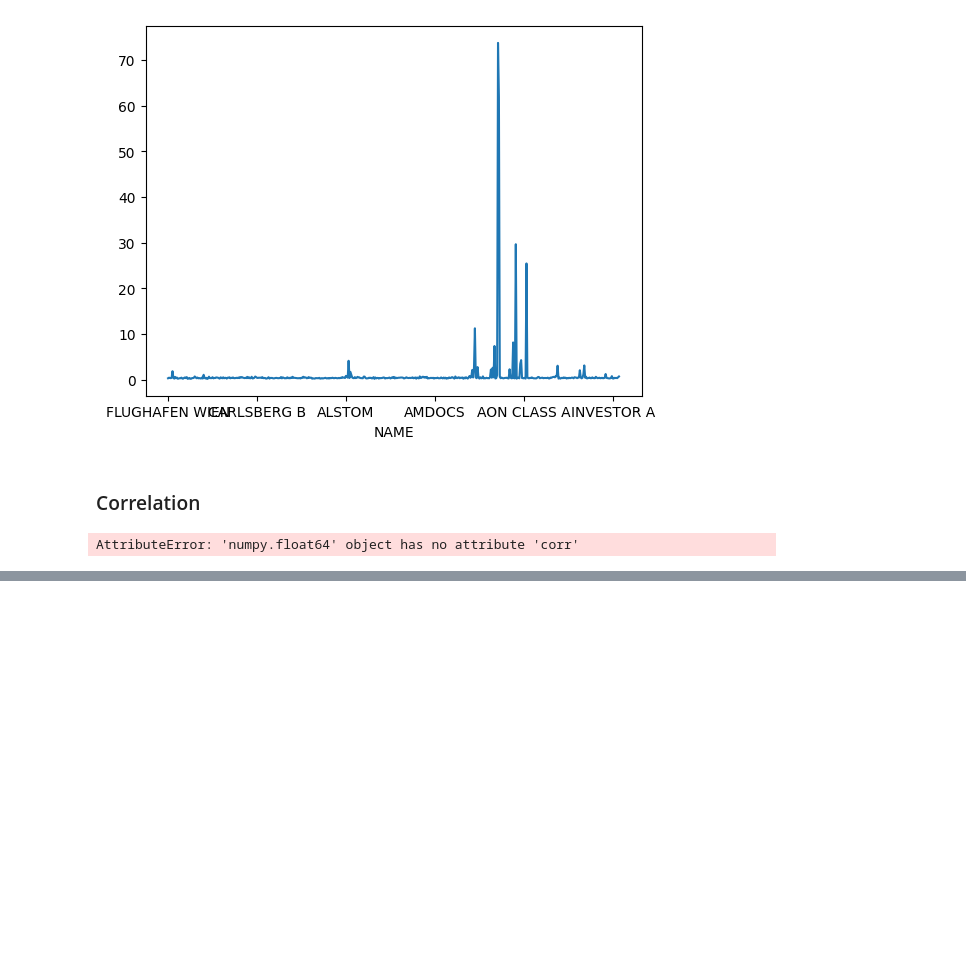
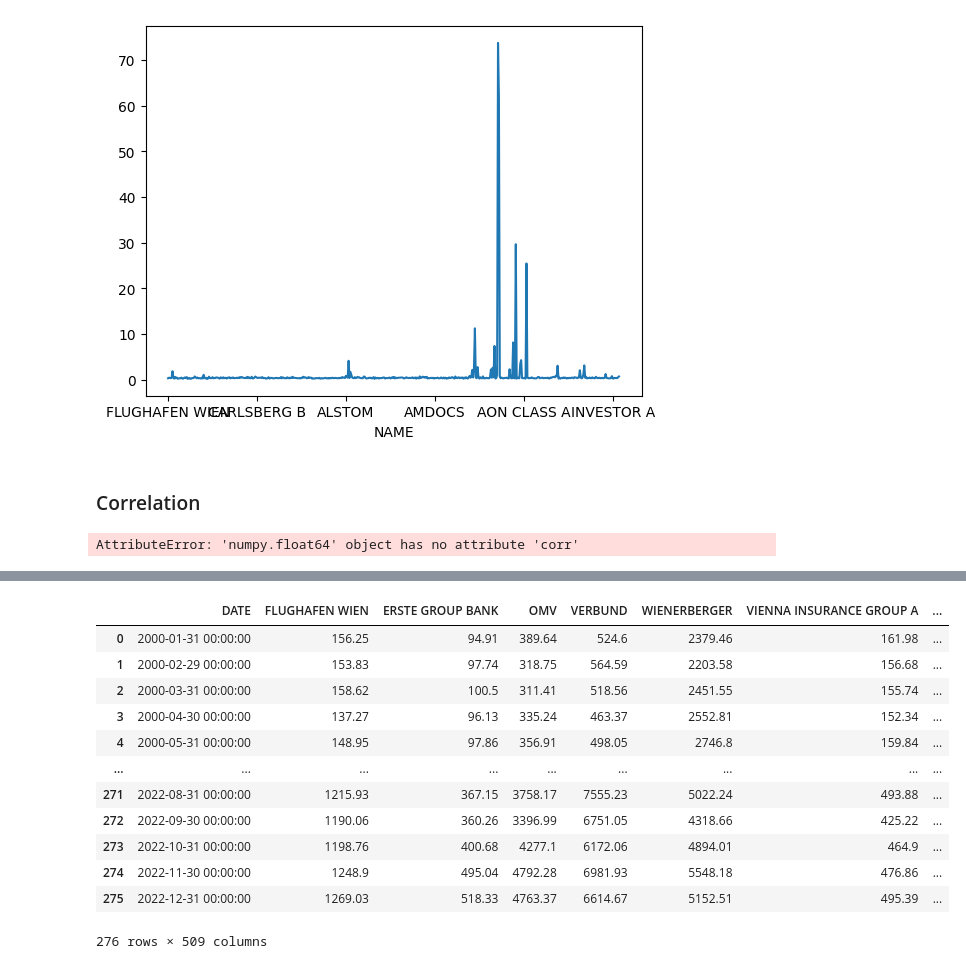
Before and after one commit to GiammarcoBozzelli/SEF, a Jupyter notebook: main.ipynb, the cells around one changed output, grey strips where cells are left out. Saved outputs shown, nothing was run; the diff lists cells and outputs as text; code cells hidden in the pictures; blank space fills up the shorter version.

```diff
--- a/main.ipynb
+++ b/main.ipynb
@@ -158,0 +182,31 @@ AttributeError: 'numpy.float64' object has no attribute 'corr'
+# %%
+
+df_transposed = df_EUR_M_RI.transpose().reset_index()
+
+# Set the column names to be the values from the second row
+df_transposed.columns = df_transposed.iloc[0]
+
+# Drop the second row which now contains the original column names
+df_transposed = df_transposed.drop(0)
+
+# Reset the index
+df_transposed = df_transposed.reset_index(drop=True)
+
+
+df_transposed = df_transposed.rename(columns={'NAME': 'DATE'})
+# %%
+df_transposed
+# %% [output]
+|  | DATE | FLUGHAFEN WIEN | ERSTE GROUP BANK | OMV | VERBUND | WIENERBERGER | VIENNA INSURANCE GROUP A | ... |
+| 0 | 2000-01-31 00:00:00 | 156.25 | 94.91 | 389.64 | 524.6 | 2379.46 | 161.98 | ... |
+| 1 | 2000-02-29 00:00:00 | 153.83 | 97.74 | 318.75 | 564.59 | 2203.58 | 156.68 | ... |
+| 2 | 2000-03-31 00:00:00 | 158.62 | 100.5 | 311.41 | 518.56 | 2451.55 | 155.74 | ... |
+| 3 | 2000-04-30 00:00:00 | 137.27 | 96.13 | 335.24 | 463.37 | 2552.81 | 152.34 | ... |
+| 4 | 2000-05-31 00:00:00 | 148.95 | 97.86 | 356.91 | 498.05 | 2746.8 | 159.84 | ... |
+| ... | ... | ... | ... | ... | ... | ... | ... | ... |
+| 271 | 2022-08-31 00:00:00 | 1215.93 | 367.15 | 3758.17 | 7555.23 | 5022.24 | 493.88 | ... |
+| 272 | 2022-09-30 00:00:00 | 1190.06 | 360.26 | 3396.99 | 6751.05 | 4318.66 | 425.22 | ... |
+| 273 | 2022-10-31 00:00:00 | 1198.76 | 400.68 | 4277.1 | 6172.06 | 4894.01 | 464.9 | ... |
+| 274 | 2022-11-30 00:00:00 | 1248.9 | 495.04 | 4792.28 | 6981.93 | 5548.18 | 476.86 | ... |
+| 275 | 2022-12-31 00:00:00 | 1269.03 | 518.33 | 4763.37 | 6614.67 | 5152.51 | 495.39 | ... |
+276 rows × 509 columns
```
Also changed, not shown: parts of 5 cells of this notebook.
